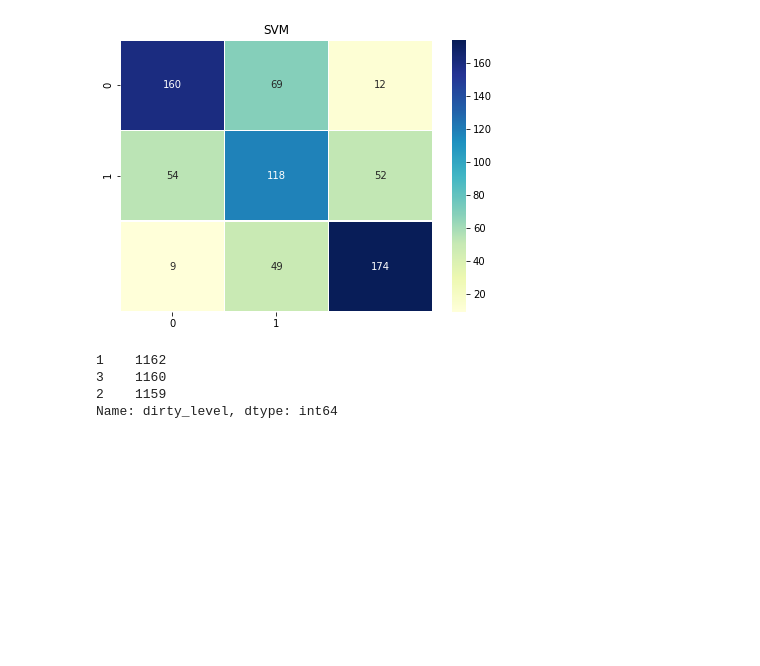
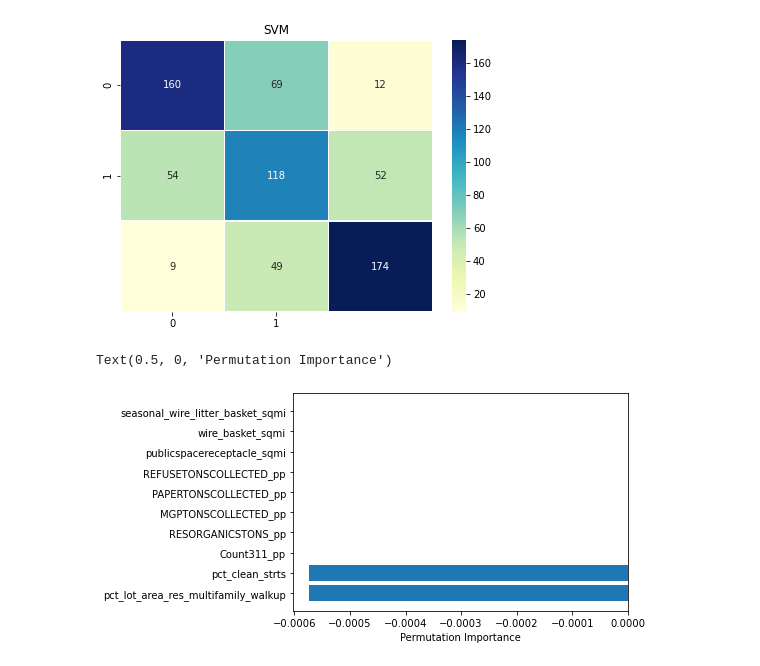
Before and after one commit to glpincus/NYCclean_ML4C, a Jupyter notebook: model_svm.ipynb, the cells around one changed output. Saved outputs shown, nothing was run; the diff lists cells and outputs as text; code cells hidden in the pictures; blank space fills up the shorter version.

Commit message:
added permutation importance

```diff
--- a/model_svm.ipynb
+++ b/model_svm.ipynb
@@ -209,9 +204,17 @@ c_matrix(y_test, y_pred, 'SVM', 'svm-tuned-output.png')
 # %% [output]
 [figure]
-# %%
-y.value_counts()
-# %% [output]
-1    1162
-3    1160
-2    1159
-Name: dirty_level, dtype: int64
+# %%
+from sklearn.inspection import permutation_importance
+import numpy as np
+import matplotlib.pyplot as plt
+%matplotlib inline
+
+perm_importance = permutation_importance(clf, X_test, y_test)
+
+feature_names = df.drop('dirty_level', axis=1).columns
+features = np.array(feature_names)
+
+sorted_idx = perm_importance.importances_mean.argsort()
+# %% [output]
+Text(0.5, 0, 'Permutation Importance')
+[figure, added]
```
Also changed, not shown: parts of 8 cells of this notebook.
